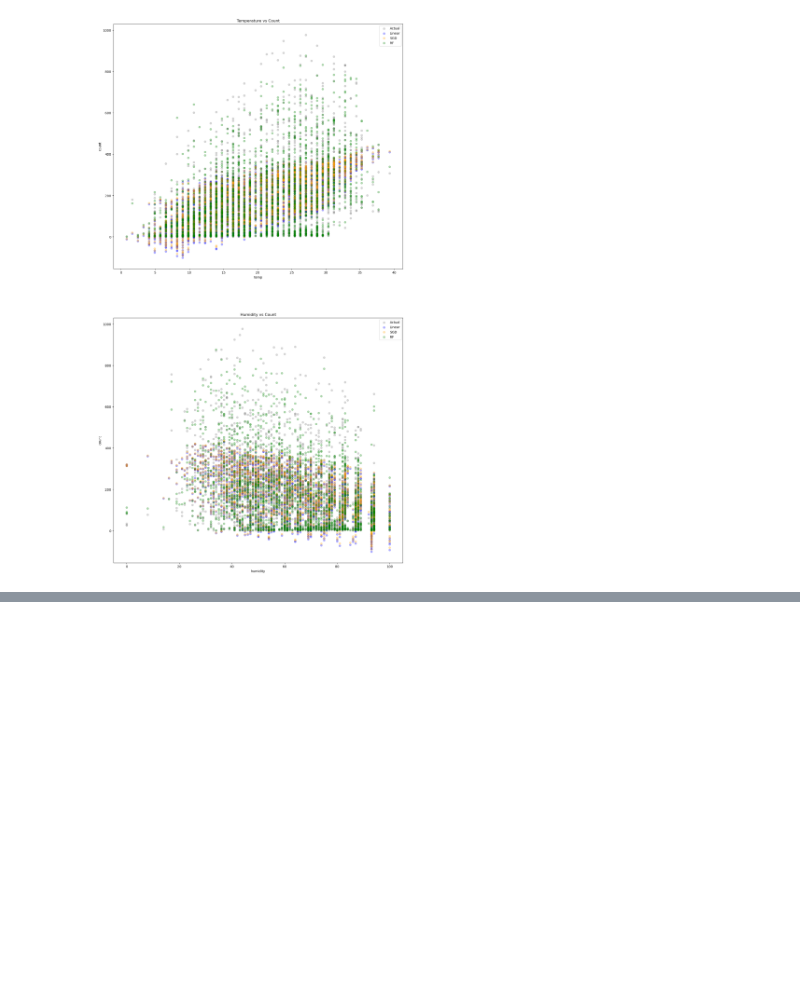
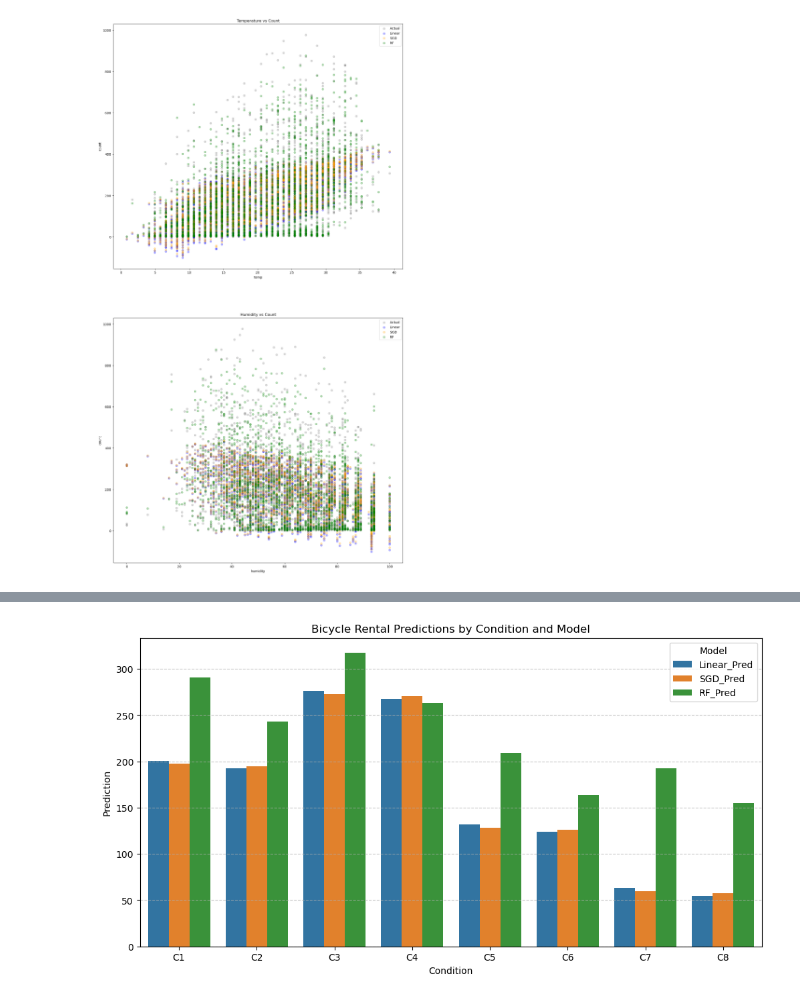
Before and after one commit to ohmanbo/AIFFEL_quest_eng, a Jupyter notebook: Data_Analysis/DA01/Project_DA_01.ipynb, the cells around one changed output, grey strips where cells are left out. Saved outputs shown, nothing was run; the diff lists cells and outputs as text; code cells hidden in the pictures; blank space fills up the shorter version.

```diff
--- a/Data_Analysis/DA01/Project_DA_01.ipynb
+++ b/Data_Analysis/DA01/Project_DA_01.ipynb
@@ -771,0 +1599,17 @@ axs[1].legend()
+# %%
+# 모델별 예측 경향 비교를 위한 그래프
+import matplotlib.pyplot as plt
+import seaborn as sns
+
+# 데이터 재구성 (시각화를 위해 긴 형태로 변환)
+df_melted = results.melt(id_vars=['Condition', 'Temp', 'Is_Holiday'],
+                         value_vars=['Linear_Pred', 'SGD_Pred', 'RF_Pred'],
+                         var_name='Model', value_name='Prediction')
+
+plt.figure(figsize=(12, 6))
+sns.barplot(data=df_melted, x='Condition', y='Prediction', hue='Model')
+plt.title('Bicycle Rental Predictions by Condition and Model')
+plt.grid(axis='y', linestyle='--', alpha=0.7)
+plt.show()
+# %% [output]
+[figure, added]
```
Also changed, not shown: parts of 50 cells of this notebook.
